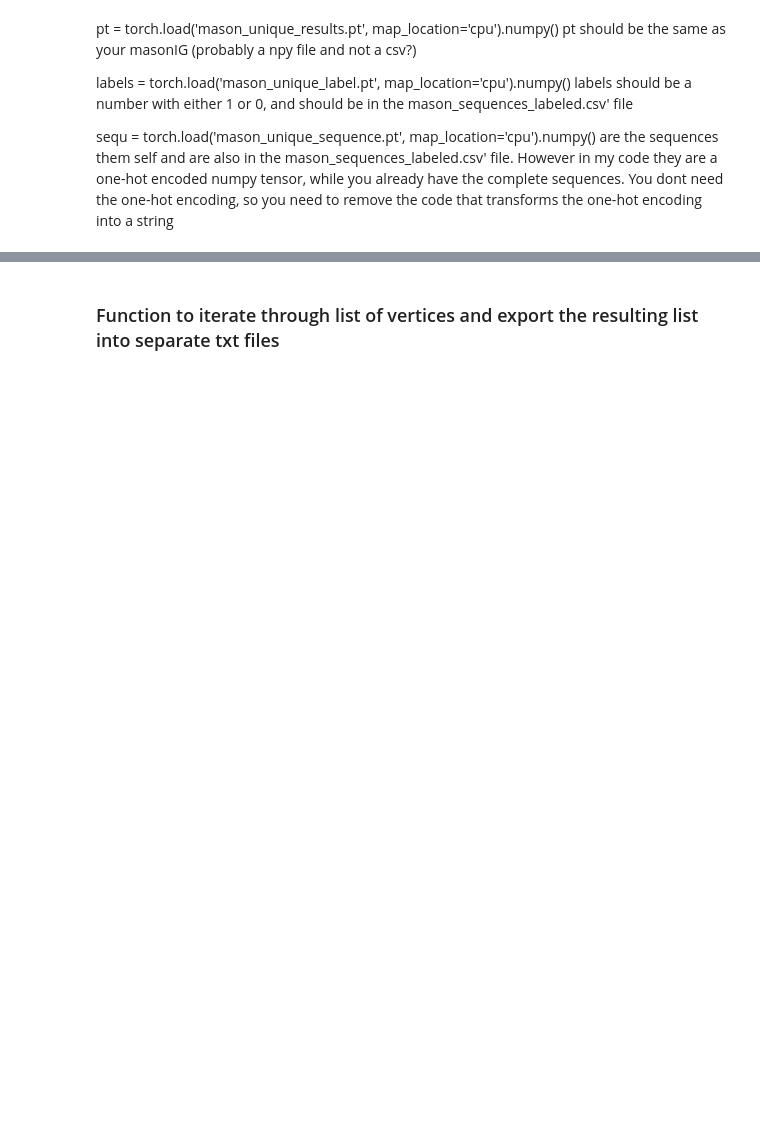
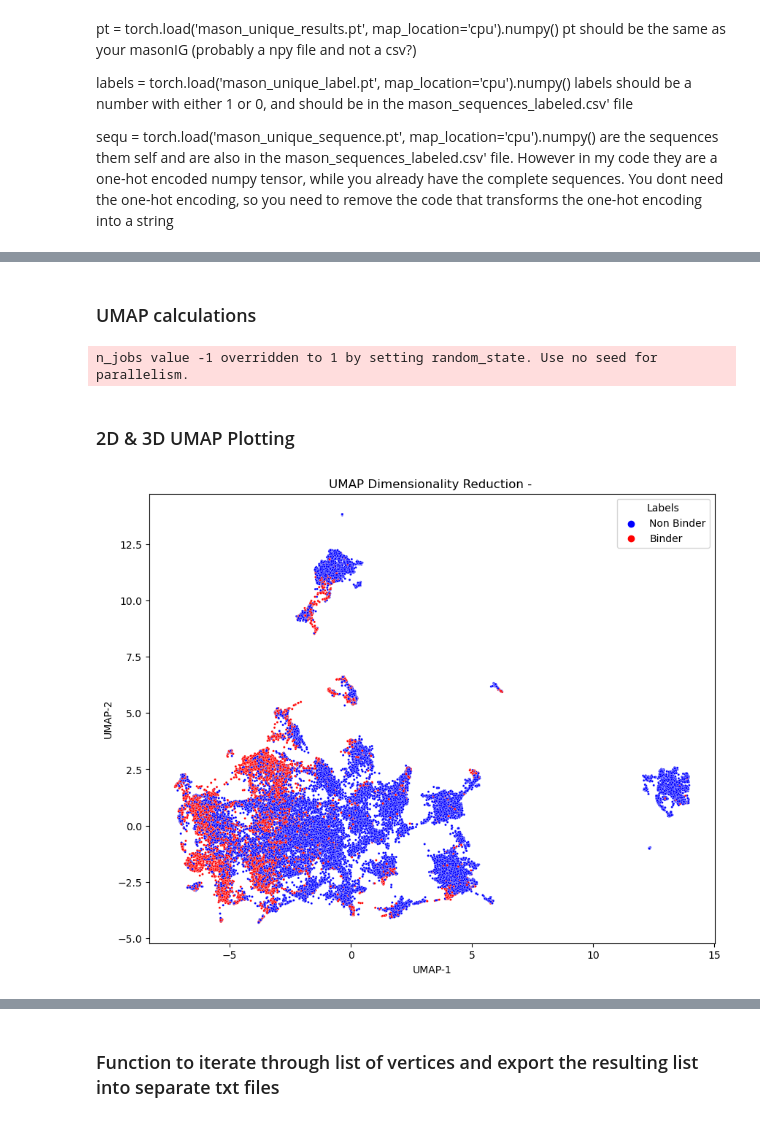
Before and after one commit to Idaviet/thesis_main, a Jupyter notebook: pca.ipynb, the cells around one changed output, grey strips where cells are left out. Saved outputs shown, nothing was run; the diff lists cells and outputs as text; code cells hidden in the pictures; blank space fills up the shorter version.

```diff
--- a/pca.ipynb
+++ b/pca.ipynb
@@ -214,0 +421,2 @@ import seaborn as sns
+# %% [markdown]
+### UMAP calculations
@@ -215 +444,78 @@ import seaborn as sns
+# %%
+def umap_reduction(umap_df, n_components=2, n_neighbors=15, min_dist=0.1, metric='euclidean', random_state=42):
+    """
+    Perform UMAP dimensionality reduction on the input DataFrame.
+
+    Parameters:
+    - umap_df (pandas.DataFrame): DataFrame containing flattened data and labels.
+    - n_components (int): Number of components for the reduced representation.
+    - n_neighbors (int): Number of neighbors to consider during UMAP construction.
+    - min_dist (float): Minimum distance between points in the reduced space.
+    - metric (str): Distance metric to use for UMAP.
+    - random_state (int): Seed for reproducibility.
+
+    Returns:
+    pandas.DataFrame: DataFrame containing the UMAP-reduced data with labels.
+    """
+
+    reducer = umap.UMAP(
+        n_components=n_components,
+        n_neighbors=n_neighbors,
+        min_dist=min_dist,
+        metric=metric,
+        random_state=random_state
+    )
+
+    umap_result = reducer.fit_transform(umap_df.iloc[:, :-1])  # Assuming the last column is 'Labels'
+
+    umap_result = pd.DataFrame(umap_result, columns=[f'UMAP-{i+1}' for i in range(n_components)])
+
+    labels = pd.DataFrame(umap_df['Labels'], columns=['Labels'])
+
+    umap_result = pd.concat([umap_result, labels], axis = 1)
+
+    return umap_result
+
+
+umap_result = umap_reduction(umap_df)
+# print(umap_result.head)
+# %% [output]
+n_jobs value -1 overridden to 1 by setting random_state. Use no seed for parallelism.
+# %% [markdown]
+### 2D & 3D UMAP Plotting
+# %%
+def plot_2d_umap(umap_result, show_binders=None):
+    """
+    Plot 2D UMAP representation with optional filtering based on binders/non-binders.
+
+    Parameters:
+    - umap_result (pandas.DataFrame): DataFrame containing UMAP-reduced data with labels.
+    - show_binders (str): Filter option for 'binders' or 'non-binders'.
+
+    Returns:
+    None, only prints 2d plot
+    """
+
+    plt.figure(figsize=(10, 8))
+
+    if show_binders == 'binders':
+        binders_color, non_binders_color = 'blue', 'white'
+        title_ext = ' - BINDERS ONLY'
+    elif show_binders == 'non-binders':
+        binders_color, non_binders_color = 'white', 'blue'
+        title_ext = ' - NON BINDERS ONLY'
+    else:
+        binders_color, non_binders_color = 'red', 'blue'
+        title_ext = ''
+
+    sns.scatterplot(x='UMAP-1', y='UMAP-2', hue='Labels', data=umap_result, palette={'Binder': binders_color, 'Non Binder': non_binders_color}, s=5)
+
+    plt.title(f'UMAP Dimensionality Reduction - {title_ext}')
+    plt.show()
+
+plot_2d_umap(umap_result)
+# plot_2d_umap(umap_result, show_binders = 'binders')
+# plot_2d_umap(umap_result, show_binders = 'non-binders')
+# %% [output]
+[figure, added]
 # %%
```
Also changed, not shown: parts of 30 cells of this notebook.
